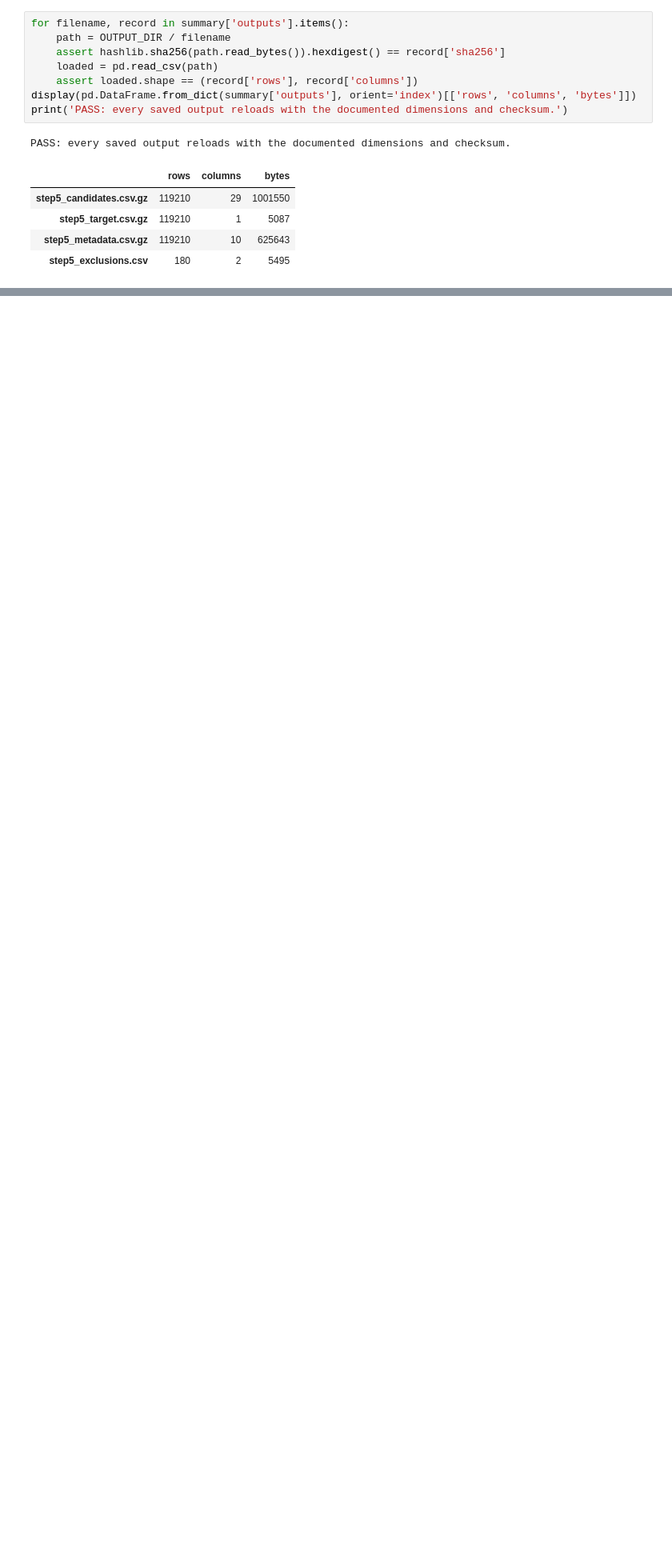
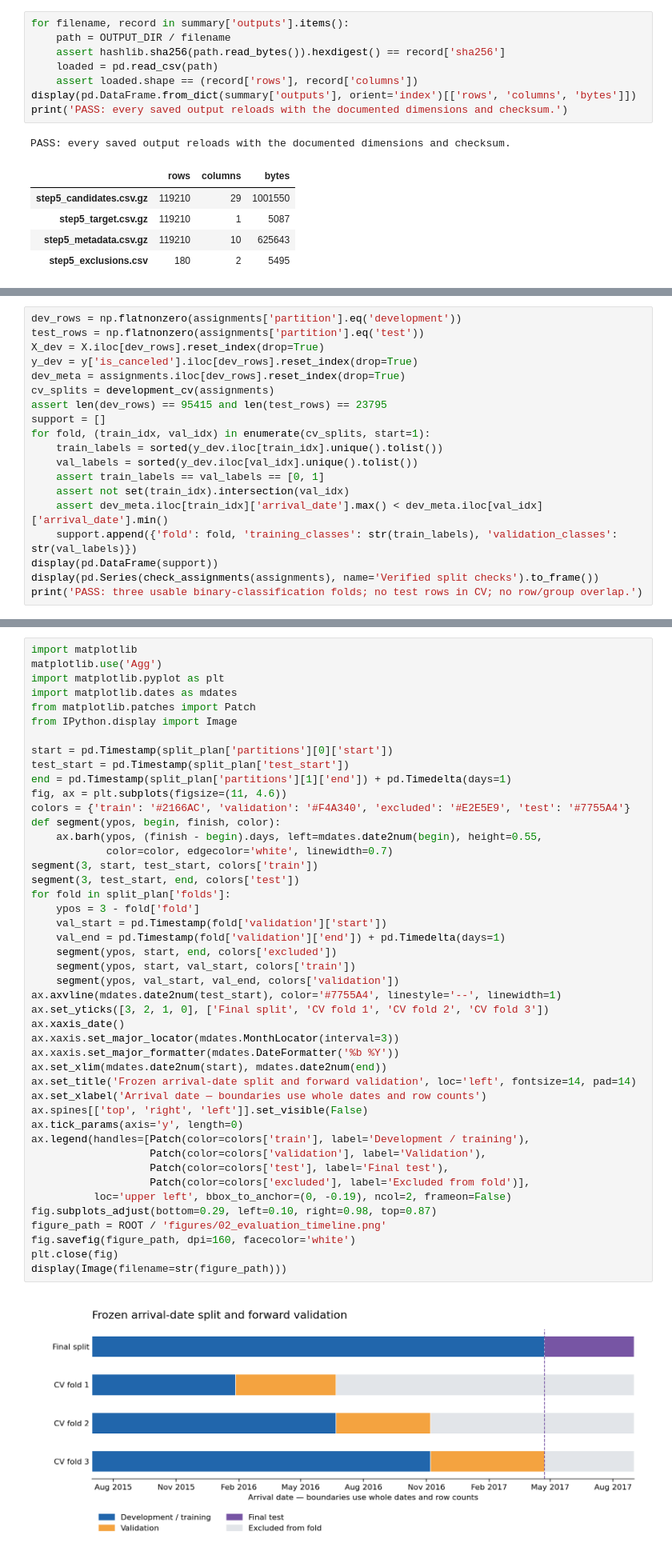
Before and after one commit to faraaz1027-cloud/cse437-hotel-cancellation-15, a Jupyter notebook: notebooks/02_preprocessing.ipynb, the cells around one changed output, grey strips where cells are left out. Shown at 80% size. Drawn from its saved outputs; the diff is of its cells as text; blank space fills up the shorter version.

Commit message:
Complete Step 6 chronological holdout and forward validation with verified evidence

```diff
--- a/notebooks/02_preprocessing.ipynb
+++ b/notebooks/02_preprocessing.ipynb
@@ -159,0 +199,19 @@ OpenAI ChatGPT/Codex assisted with policy documentation, code, execution, and ve
+# %%
+dev_rows = np.flatnonzero(assignments['partition'].eq('development'))
+test_rows = np.flatnonzero(assignments['partition'].eq('test'))
+X_dev = X.iloc[dev_rows].reset_index(drop=True)
+y_dev = y['is_canceled'].iloc[dev_rows].reset_index(drop=True)
+dev_meta = assignments.iloc[dev_rows].reset_index(drop=True)
+cv_splits = development_cv(assignments)
+assert len(dev_rows) == 95415 and len(test_rows) == 23795
+support = []
+for fold, (train_idx, val_idx) in enumerate(cv_splits, start=1):
+    train_labels = sorted(y_dev.iloc[train_idx].unique().tolist())
+    val_labels = sorted(y_dev.iloc[val_idx].unique().tolist())
+    assert train_labels == val_labels == [0, 1]
+    assert not set(train_idx).intersection(val_idx)
+    assert dev_meta.iloc[train_idx]['arrival_date'].max() < dev_meta.iloc[val_idx]['arrival_date'].min()
+    support.append({'fold': fold, 'training_classes': str(train_labels), 'validation_classes': str(val_labels)})
+display(pd.DataFrame(support))
+display(pd.Series(check_assignments(assignments), name='Verified split checks').to_frame())
+print('PASS: three usable binary-classification folds; no test rows in CV; no row/group overlap.')
@@ -159,0 +237,47 @@ OpenAI ChatGPT/Codex assisted with policy documentation, code, execution, and ve
+# %%
+import matplotlib
+matplotlib.use('Agg')
+import matplotlib.pyplot as plt
+import matplotlib.dates as mdates
+from matplotlib.patches import Patch
+from IPython.display import Image
+
+start = pd.Timestamp(split_plan['partitions'][0]['start'])
+test_start = pd.Timestamp(split_plan['test_start'])
+end = pd.Timestamp(split_plan['partitions'][1]['end']) + pd.Timedelta(days=1)
+fig, ax = plt.subplots(figsize=(11, 4.6))
+colors = {'train': '#2166AC', 'validation': '#F4A340', 'excluded': '#E2E5E9', 'test': '#7755A4'}
+def segment(ypos, begin, finish, color):
+    ax.barh(ypos, (finish - begin).days, left=mdates.date2num(begin), height=0.55,
+            color=color, edgecolor='white', linewidth=0.7)
+segment(3, start, test_start, colors['train'])
+segment(3, test_start, end, colors['test'])
+for fold in split_plan['folds']:
+    ypos = 3 - fold['fold']
+    val_start = pd.Timestamp(fold['validation']['start'])
+    val_end = pd.Timestamp(fold['validation']['end']) + pd.Timedelta(days=1)
+    segment(ypos, start, end, colors['excluded'])
+    segment(ypos, start, val_start, colors['train'])
+    segment(ypos, val_start, val_end, colors['validation'])
+ax.axvline(mdates.date2num(test_start), color='#7755A4', linestyle='--', linewidth=1)
+ax.set_yticks([3, 2, 1, 0], ['Final split', 'CV fold 1', 'CV fold 2', 'CV fold 3'])
+ax.xaxis_date()
+ax.xaxis.set_major_locator(mdates.MonthLocator(interval=3))
+ax.xaxis.set_major_formatter(mdates.DateFormatter('%b %Y'))
+ax.set_xlim(mdates.date2num(start), mdates.date2num(end))
+ax.set_title('Frozen arrival-date split and forward validation', loc='left', fontsize=14, pad=14)
+ax.set_xlabel('Arrival date — boundaries use whole dates and row counts')
+ax.spines[['top', 'right', 'left']].set_visible(False)
+ax.tick_params(axis='y', length=0)
+ax.legend(handles=[Patch(color=colors['train'], label='Development / training'),
+                   Patch(color=colors['validation'], label='Validation'),
+                   Patch(color=colors['test'], label='Final test'),
+                   Patch(color=colors['excluded'], label='Excluded from fold')],
+          loc='upper left', bbox_to_anchor=(0, -0.19), ncol=2, frameon=False)
+fig.subplots_adjust(bottom=0.29, left=0.10, right=0.98, top=0.87)
+figure_path = ROOT / 'figures/02_evaluation_timeline.png'
+fig.savefig(figure_path, dpi=160, facecolor='white')
+plt.close(fig)
+display(Image(filename=str(figure_path)))
+# %% [output]
+[figure, added]
```
Also changed, not shown: parts of 9 cells of this notebook, 8 other files.
